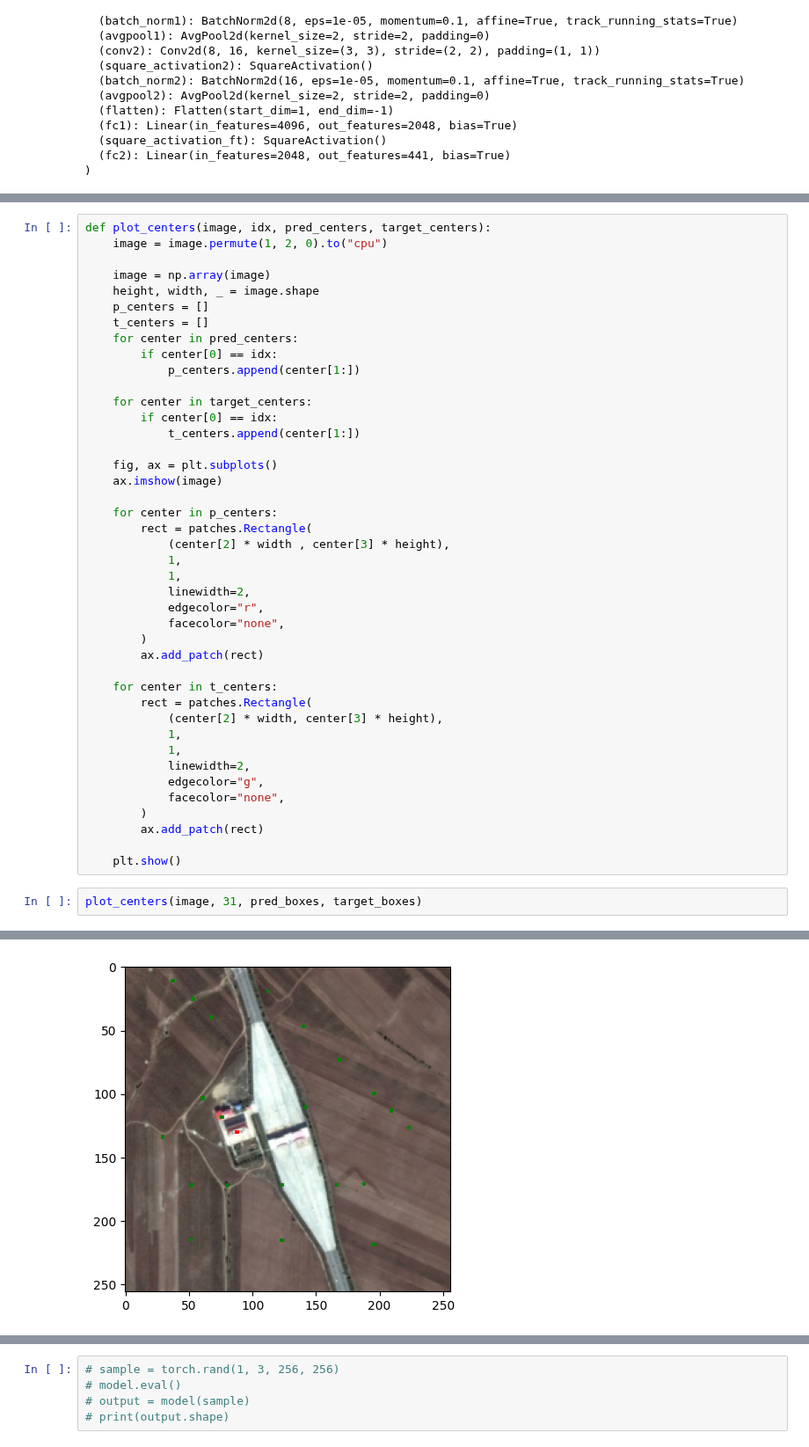
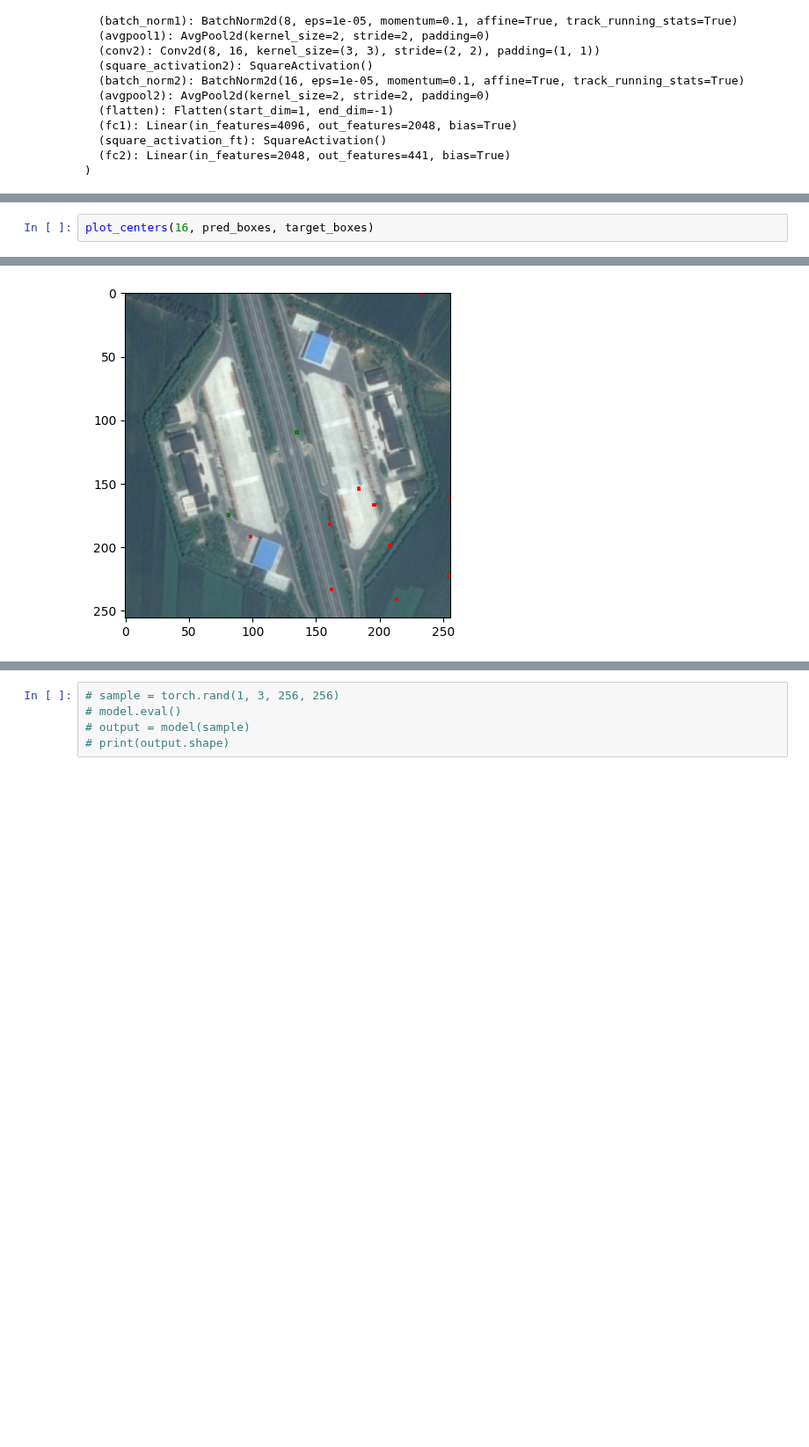
Before and after one commit to salvatorebuono02/ObjDct_Repo, a Jupyter notebook: FOMO.ipynb, the cells around one changed output, grey strips where cells are left out. Shown at 88% size. Cells and saved outputs as stored; diff of their text form; blank space fills up the shorter version.

```diff
--- a/FOMO.ipynb
+++ b/FOMO.ipynb
@@ -661,45 +683,3 @@ torch.Size([3, 256, 256])
-# %%
-def plot_centers(image, idx, pred_centers, target_centers):
-    image = image.permute(1, 2, 0).to("cpu")
-
-    image = np.array(image)
-    height, width, _ = image.shape
-    p_centers = []
-    t_centers = []
-    for center in pred_centers:
-        if center[0] == idx:
-            p_centers.append(center[1:])
-
-    for center in target_centers:
-        if center[0] == idx:
-            t_centers.append(center[1:])
-
-    fig, ax = plt.subplots()
-    ax.imshow(image)
-
-    for center in p_centers:
-        rect = patches.Rectangle(
-            (center[2] * width , center[3] * height),
-            1,
-            1,
-            linewidth=2,
-            edgecolor="r",
-            facecolor="none",
-        )
-        ax.add_patch(rect)
-
-    for center in t_centers:
-        rect = patches.Rectangle(
-            (center[2] * width, center[3] * height),
-            1,
-            1,
-            linewidth=2,
-            edgecolor="g",
-            facecolor="none",
-        )
-        ax.add_patch(rect)
-
-    plt.show()
 # %%
-plot_centers(image, 31, pred_boxes, target_boxes)
+plot_centers(16, pred_boxes, target_boxes)
 # %% [output]
@@ -706 +688 @@ plot_centers(image, 31, pred_boxes, target_boxes)
-[figure, old version]
+[figure, new version]
```
Also changed, not shown: parts of 13 cells of this notebook.
